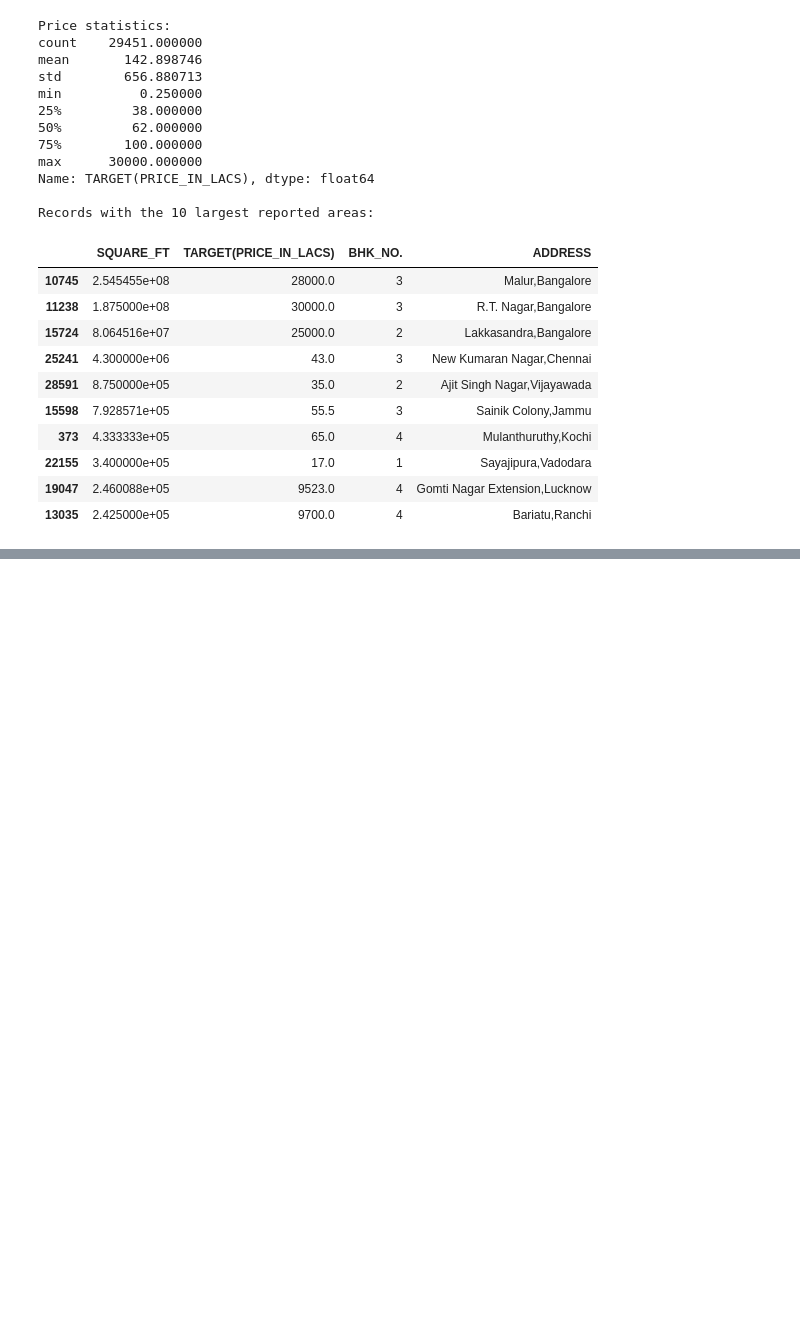
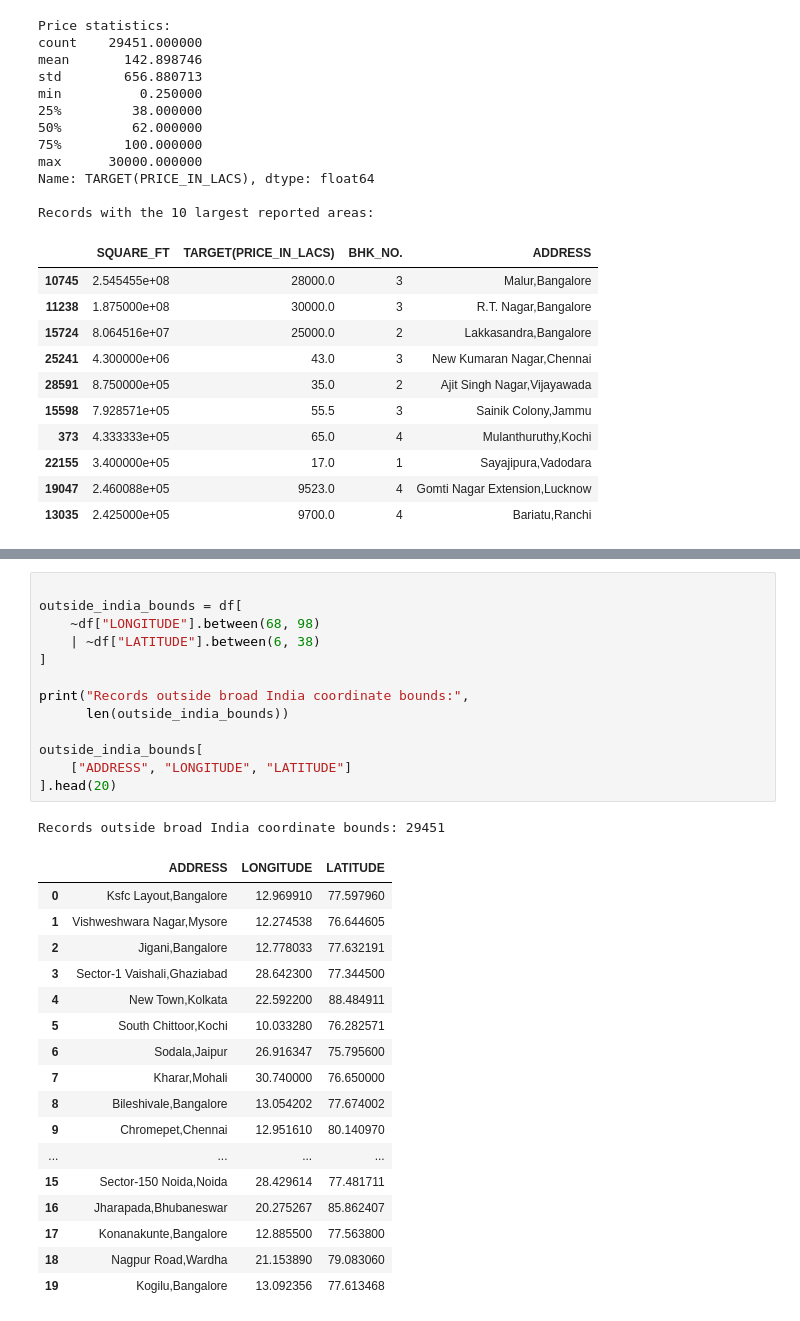
Before and after one commit to Naitikdani06/real-estate-intelligence, a Jupyter notebook: notebooks/02_data_cleaning.ipynb, the cells around one changed output, grey strips where cells are left out. Saved outputs shown, nothing was run; the diff lists cells and outputs as text; blank space fills up the shorter version.

```diff
--- a/notebooks/02_data_cleaning.ipynb
+++ b/notebooks/02_data_cleaning.ipynb
@@ -155,0 +298,32 @@ Records with the 10 largest reported areas:
+# %%
+
+outside_india_bounds = df[
+    ~df["LONGITUDE"].between(68, 98)
+    | ~df["LATITUDE"].between(6, 38)
+]
+
+print("Records outside broad India coordinate bounds:",
+      len(outside_india_bounds))
+
+outside_india_bounds[
+    ["ADDRESS", "LONGITUDE", "LATITUDE"]
+].head(20)
+# %% [output]
+Records outside broad India coordinate bounds: 29451
+|  | ADDRESS | LONGITUDE | LATITUDE |
+| 0 | Ksfc Layout,Bangalore | 12.969910 | 77.597960 |
+| 1 | Vishweshwara Nagar,Mysore | 12.274538 | 76.644605 |
+| 2 | Jigani,Bangalore | 12.778033 | 77.632191 |
+| 3 | Sector-1 Vaishali,Ghaziabad | 28.642300 | 77.344500 |
+| 4 | New Town,Kolkata | 22.592200 | 88.484911 |
+| 5 | South Chittoor,Kochi | 10.033280 | 76.282571 |
+| 6 | Sodala,Jaipur | 26.916347 | 75.795600 |
+| 7 | Kharar,Mohali | 30.740000 | 76.650000 |
+| 8 | Bileshivale,Bangalore | 13.054202 | 77.674002 |
+| 9 | Chromepet,Chennai | 12.951610 | 80.140970 |
+| ... | ... | ... | ... |
+| 15 | Sector-150 Noida,Noida | 28.429614 | 77.481711 |
+| 16 | Jharapada,Bhubaneswar | 20.275267 | 85.862407 |
+| 17 | Konanakunte,Bangalore | 12.885500 | 77.563800 |
+| 18 | Nagpur Road,Wardha | 21.153890 | 79.083060 |
+| 19 | Kogilu,Bangalore | 13.092356 | 77.613468 |
```
Also changed, not shown: parts of 7 cells of this notebook.
